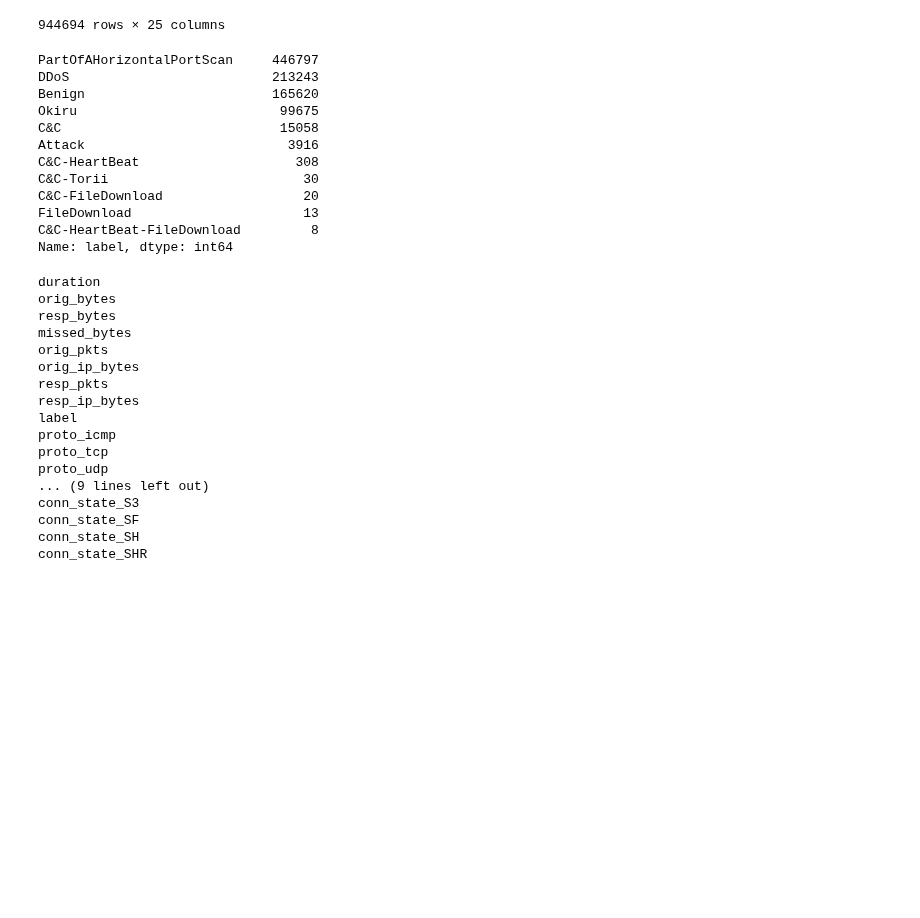
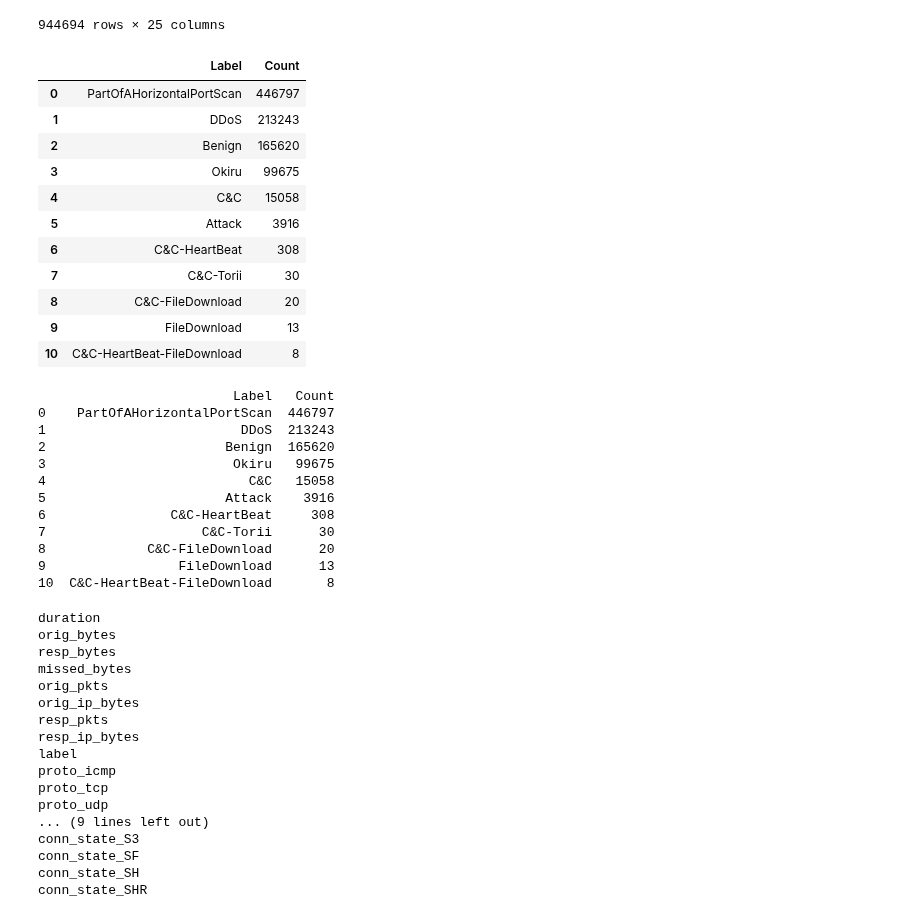
Before and after one commit to WiresharkIO/ML_4_IOT_Security, a Jupyter notebook: Model/Naive_Bayes_AdaBoost.ipynb, the cells around one changed output. Drawn from its saved outputs; the diff is of its cells as text; code cells hidden in the pictures; blank space fills up the shorter version.

```diff
--- a/Model/Naive_Bayes_AdaBoost.ipynb
+++ b/Model/Naive_Bayes_AdaBoost.ipynb
@@ -212,20 +212,36 @@ df_c
 944694 rows × 25 columns
 # %%
 df_c = df_c[df_c['label'] != -1]
-df_c['label'].value_counts()
+label_counts=df_c['label'].value_counts()
-# %% [output]
-PartOfAHorizontalPortScan     446797
-DDoS                          213243
-Benign                        165620
-Okiru                          99675
-C&C                            15058
-Attack                          3916
-C&C-HeartBeat                    308
-C&C-Torii                         30
-C&C-FileDownload                  20
-FileDownload                      13
-C&C-HeartBeat-FileDownload         8
-Name: label, dtype: int64
+# %%
+table_format = pd.DataFrame({'Label': label_counts.index, 'Count': label_counts.values})
+display(table_format)
+print(table_format)
+# %% [output]
+|  | Label | Count |
+| 0 | PartOfAHorizontalPortScan | 446797 |
+| 1 | DDoS | 213243 |
+| 2 | Benign | 165620 |
+| 3 | Okiru | 99675 |
+| 4 | C&C | 15058 |
+| 5 | Attack | 3916 |
+| 6 | C&C-HeartBeat | 308 |
+| 7 | C&C-Torii | 30 |
+| 8 | C&C-FileDownload | 20 |
+| 9 | FileDownload | 13 |
+| 10 | C&C-HeartBeat-FileDownload | 8 |
+                         Label   Count
+0    PartOfAHorizontalPortScan  446797
+1                         DDoS  213243
+2                       Benign  165620
+3                        Okiru   99675
+4                          C&C   15058
+5                       Attack    3916
+6                C&C-HeartBeat     308
+7                    C&C-Torii      30
+8             C&C-FileDownload      20
+9                 FileDownload      13
+10  C&C-HeartBeat-FileDownload       8
 # %%
 for col in df_c.columns:
     print(col)
```
Also changed, not shown: 3 other files.
